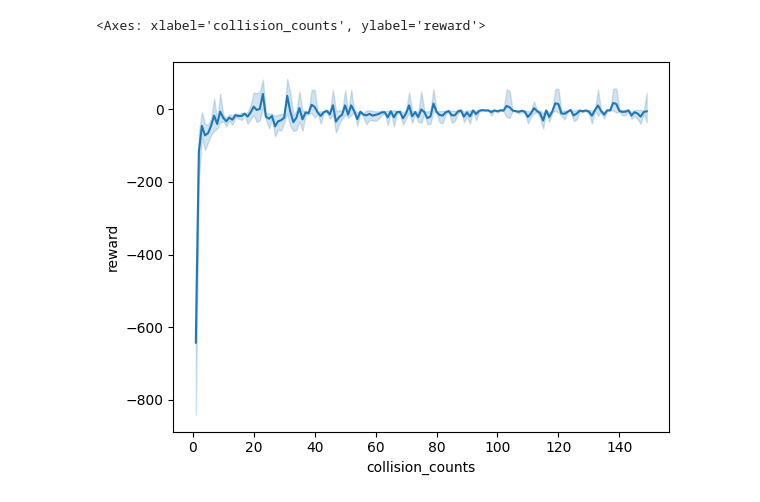
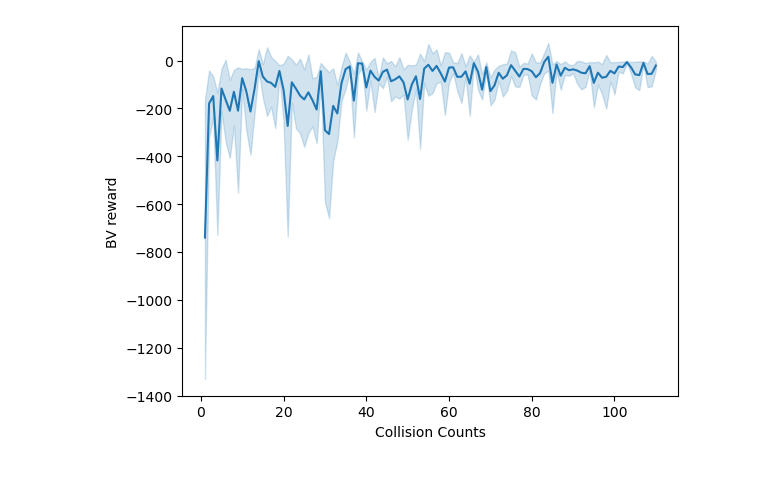
Before and after one commit to MoMingQimio/GABA, a Jupyter notebook: plot.ipynb, the cells around one changed output. Saved outputs shown, nothing was run; the diff lists cells and outputs as text; code cells hidden in the pictures.

```diff
--- a/plot.ipynb
+++ b/plot.ipynb
@@ -45,14 +83,16 @@ sns.lineplot(x=AV["episode"],y=AV["reward"])
 # %%
-BV_num = 39
-length = 149
-BV1 = pd.read_csv("PPO_logs\sumo-v0\PPO_sumo-v0_log_"+str(BV_num)+"_1.csv",index_col=None)
-BV2 = pd.read_csv("PPO_logs\sumo-v0\PPO_sumo-v0_log_"+str(BV_num)+"_2.csv",index_col=None)
-BV3 = pd.read_csv("PPO_logs\sumo-v0\PPO_sumo-v0_log_"+str(BV_num)+"_3.csv",index_col=None)
-BV4 = pd.read_csv("PPO_logs\sumo-v0\PPO_sumo-v0_log_"+str(BV_num)+"_4.csv",index_col=None)
-BV5 = pd.read_csv("PPO_logs\sumo-v0\PPO_sumo-v0_log_"+str(BV_num)+"_5.csv",index_col=None)
+BV_num = 44
+length = 110
+BV1 = pd.read_csv("PPO_logs/sumo-v0/PPO_sumo-v0_log_"+str(BV_num)+"_1.csv",index_col=None)
+BV2 = pd.read_csv("PPO_logs/sumo-v0/PPO_sumo-v0_log_"+str(BV_num)+"_2.csv",index_col=None)
+BV3 = pd.read_csv("PPO_logs/sumo-v0/PPO_sumo-v0_log_"+str(BV_num)+"_3.csv",index_col=None)
+BV4 = pd.read_csv("PPO_logs/sumo-v0/PPO_sumo-v0_log_"+str(BV_num)+"_4.csv",index_col=None)
+BV5 = pd.read_csv("PPO_logs/sumo-v0/PPO_sumo-v0_log_"+str(BV_num)+"_5.csv",index_col=None)
 BV = pd.concat([BV1[:length],BV2[:length],BV3[:length],BV4[:length],BV5[:length]])
 # %%
 sns.lineplot(x=BV["collision_counts"],y=BV["reward"])
+plt.ylabel("BV reward")
+plt.xlabel("Collision Counts")
+plt.savefig("bv_reward.png",dpi=600)
 # %% [output]
-<Axes: xlabel='collision_counts', ylabel='reward'>
-[figure, old version]
+[figure, new version]
```
Also changed, not shown: parts of 9 cells of this notebook, 39 other files.
